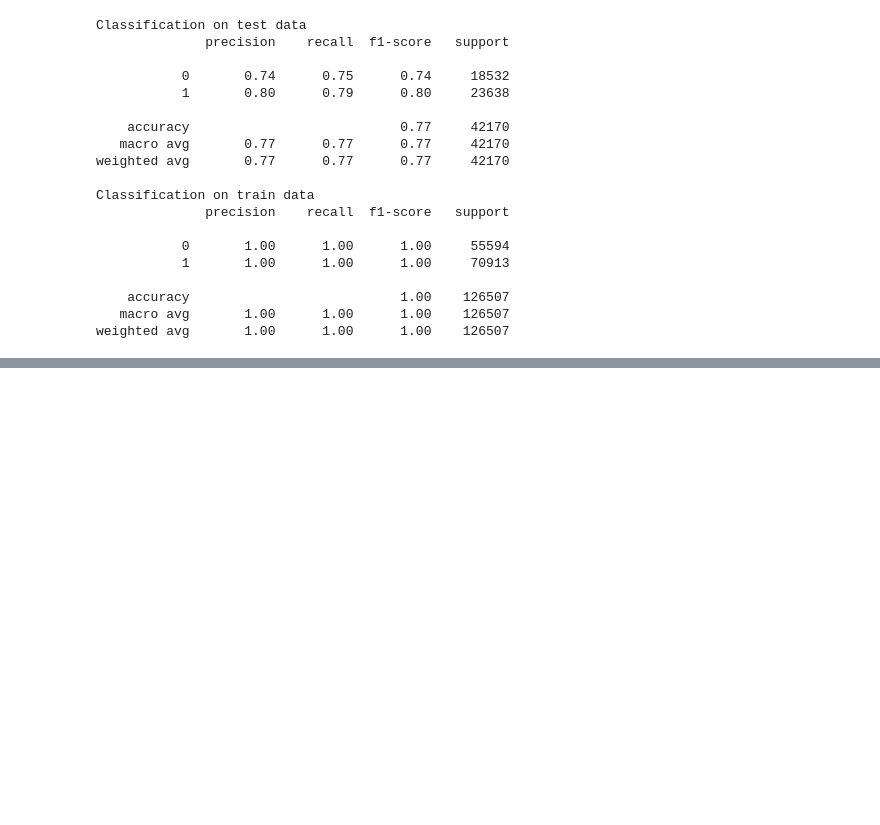
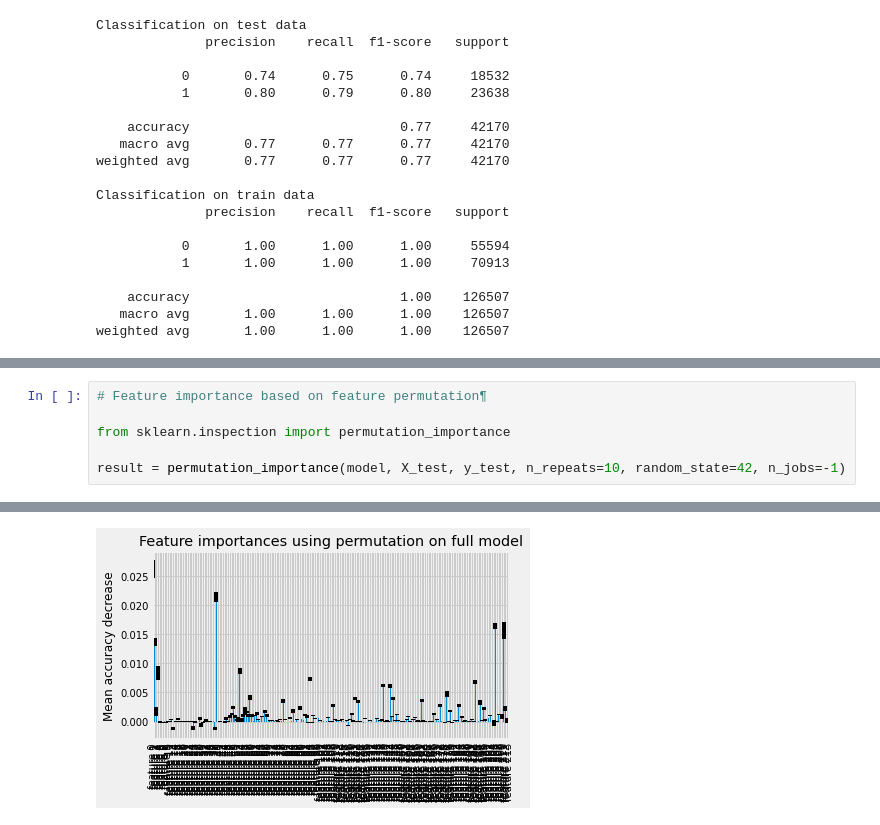
Before and after one commit to ChrisTheKnife/kick_it_like_beckham, a Jupyter notebook: Model_Random_Forest_CMM.ipynb, the cells around one changed output, grey strips where cells are left out. Saved outputs shown, nothing was run; the diff lists cells and outputs as text; blank space fills up the shorter version.

```diff
--- a/Model_Random_Forest_CMM.ipynb
+++ b/Model_Random_Forest_CMM.ipynb
@@ -339,0 +375,7 @@ print(fi_model)
+# %%
+# Feature importance based on feature permutation¶
+
+from sklearn.inspection import permutation_importance
+
+result = permutation_importance(model, X_test, y_test, n_repeats=10, random_state=42, n_jobs=-1)
+# %% [output]
@@ -339,0 +399 @@ print(fi_model)
+[figure, added]
```
Also changed, not shown: parts of 20 cells of this notebook, 1 other file.
